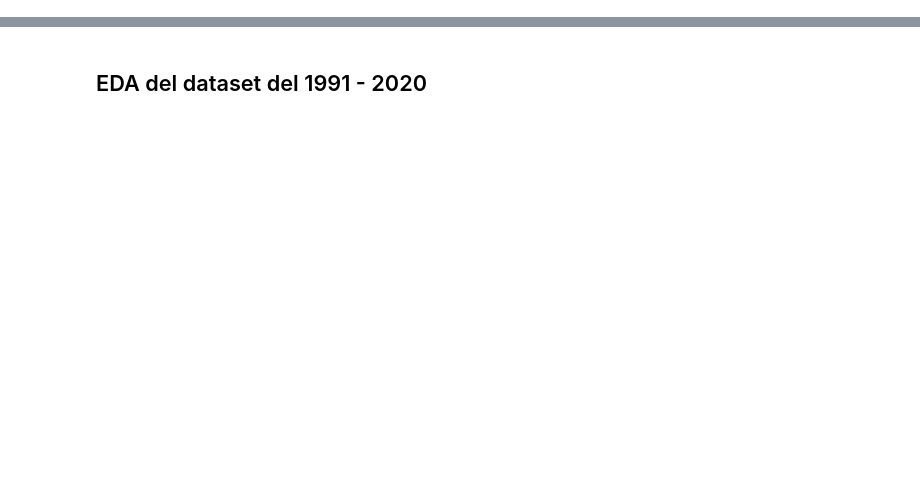
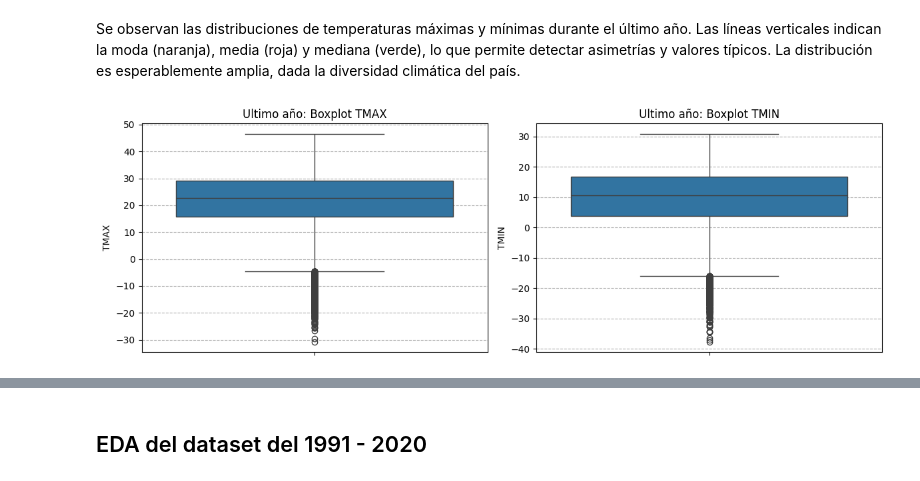
Before and after one commit to jFet1/CEIA-19Co2024, a Jupyter notebook: 2 Bimestre/AdD/Trabajo_final_juan.ipynb, the cells around one changed output, grey strips where cells are left out. Drawn from its saved outputs; the diff is of its cells as text; code cells hidden in the pictures; blank space fills up the shorter version.

```diff
--- a/2 Bimestre/AdD/Trabajo_final_juan.ipynb
+++ b/2 Bimestre/AdD/Trabajo_final_juan.ipynb
@@ -184,0 +158,18 @@ msno.matrix(df_ly)
+# %% [markdown]
+Se observan las distribuciones de temperaturas máximas y mínimas durante el último año. Las líneas verticales indican la moda (naranja), media (roja) y mediana (verde), lo que permite detectar asimetrías y valores típicos. La distribución es esperablemente amplia, dada la diversidad climática del país.
+# %%
+fig, ax = plt.subplots(1,2, figsize=(12, 4))
+
+# ejemplo:
+sns.boxplot(data=df_ly, y='TMAX', ax=ax[0])
+sns.boxplot(data=df_ly, y='TMIN', ax=ax[1])
+
+ax[0].grid(axis='y', ls='--')
+ax[1].grid(axis='y', ls='--')
+ax[0].set_title('Ultimo año: Boxplot TMAX')
+ax[1].set_title('Ultimo año: Boxplot TMIN')
+
+plt.tight_layout()
+plt.show()
+# %% [output]
+[figure, added]
```
Also changed, not shown: parts of 74 cells of this notebook, 1 other file.
